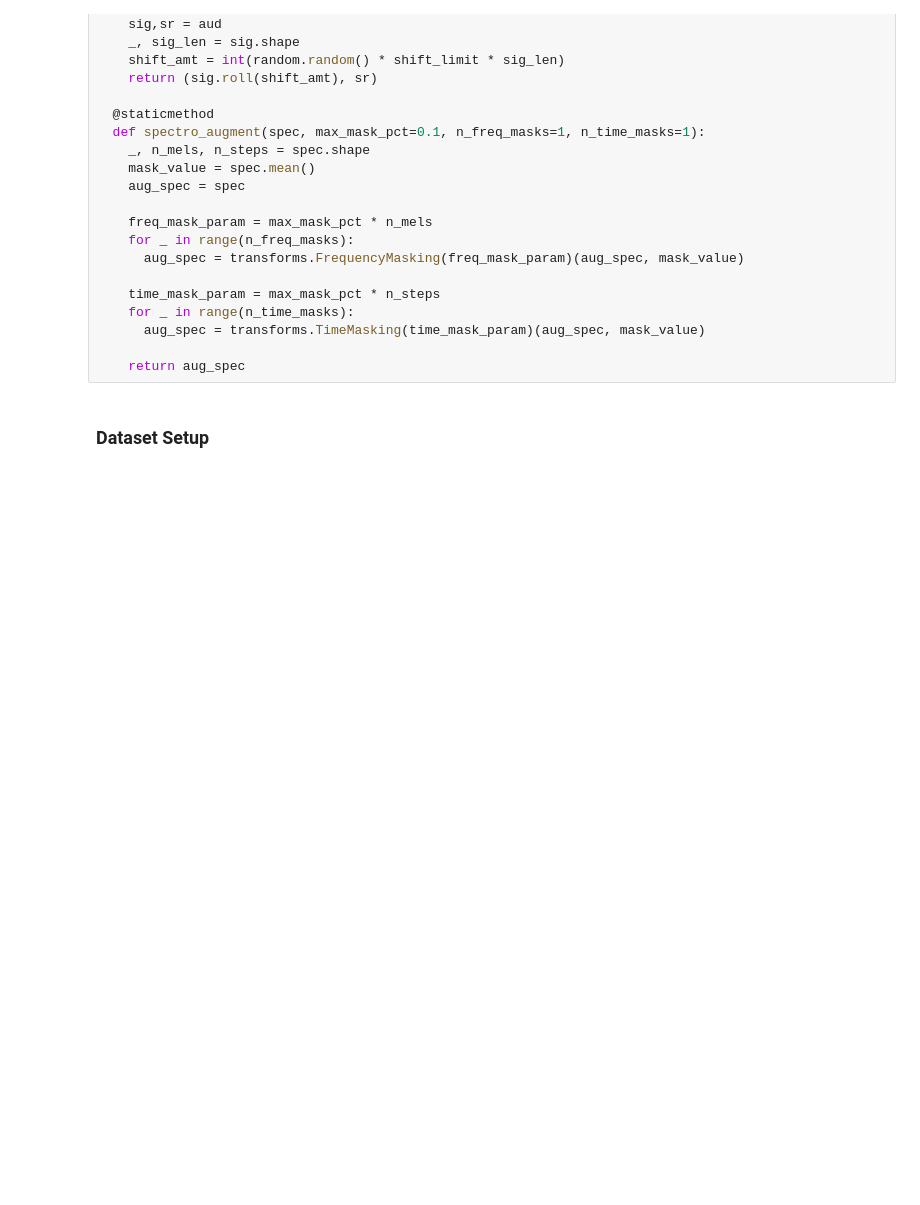
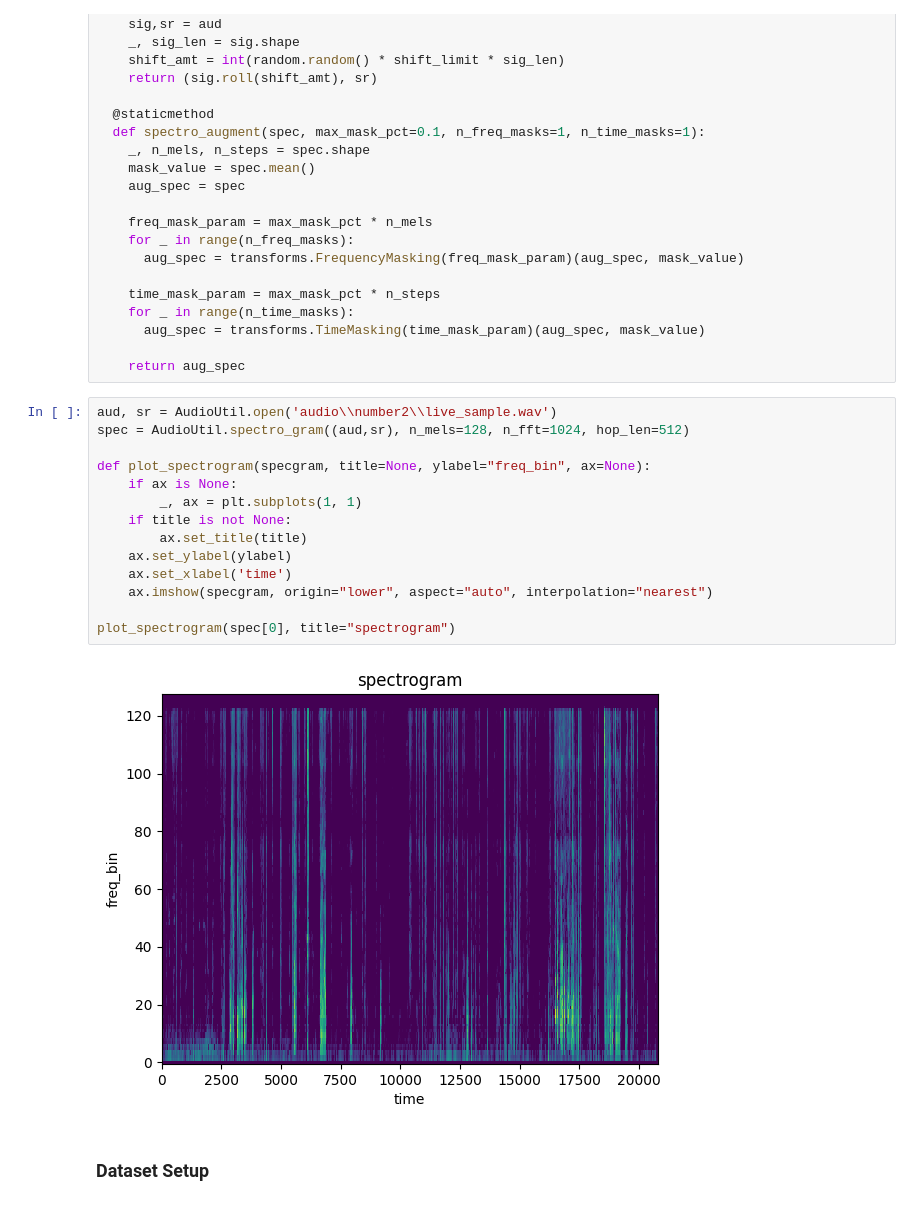
Before and after one commit to Zarif123/sustainable-restrooms, a Jupyter notebook: preprocessing.ipynb, the cells around one changed output. Drawn from its saved outputs; the diff is of its cells as text; blank space fills up the shorter version.

Commit message:
plotted spectrogram

```diff
--- a/preprocessing.ipynb
+++ b/preprocessing.ipynb
@@ -168,6 +168,22 @@ class AudioUtil():
       aug_spec = transforms.TimeMasking(time_mask_param)(aug_spec, mask_value)
 
     return aug_spec
+# %%
+aud, sr = AudioUtil.open('audio\\number2\\live_sample.wav')
+spec = AudioUtil.spectro_gram((aud,sr), n_mels=128, n_fft=1024, hop_len=512)
+
+def plot_spectrogram(specgram, title=None, ylabel="freq_bin", ax=None):
+    if ax is None:
+        _, ax = plt.subplots(1, 1)
+    if title is not None:
+        ax.set_title(title)
+    ax.set_ylabel(ylabel)
+    ax.set_xlabel('time')
+    ax.imshow(specgram, origin="lower", aspect="auto", interpolation="nearest")
+
+plot_spectrogram(spec[0], title="spectrogram")
+# %% [output]
+[figure, added]
 # %% [markdown]
 ### Dataset Setup
 # %%
```
